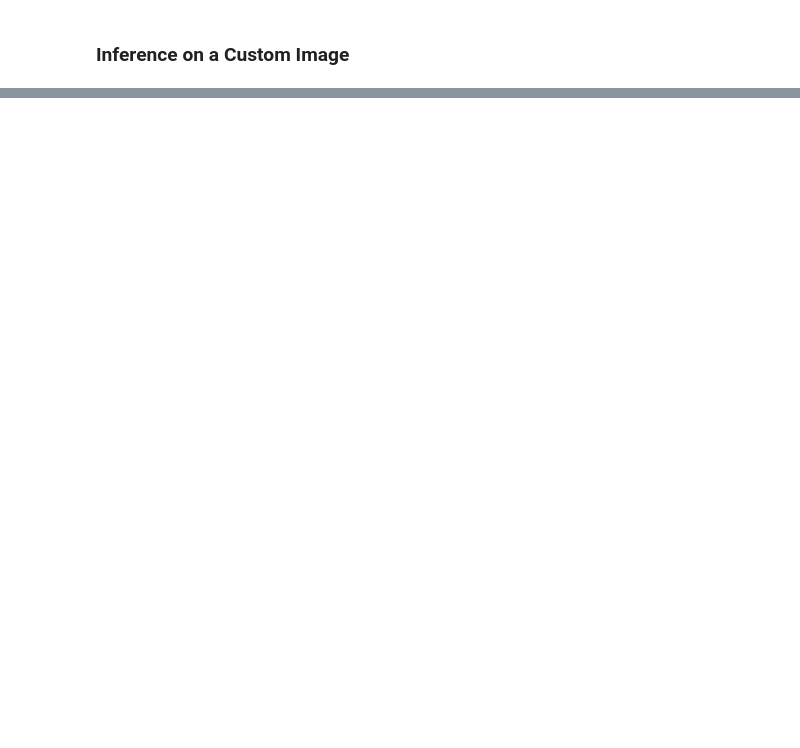
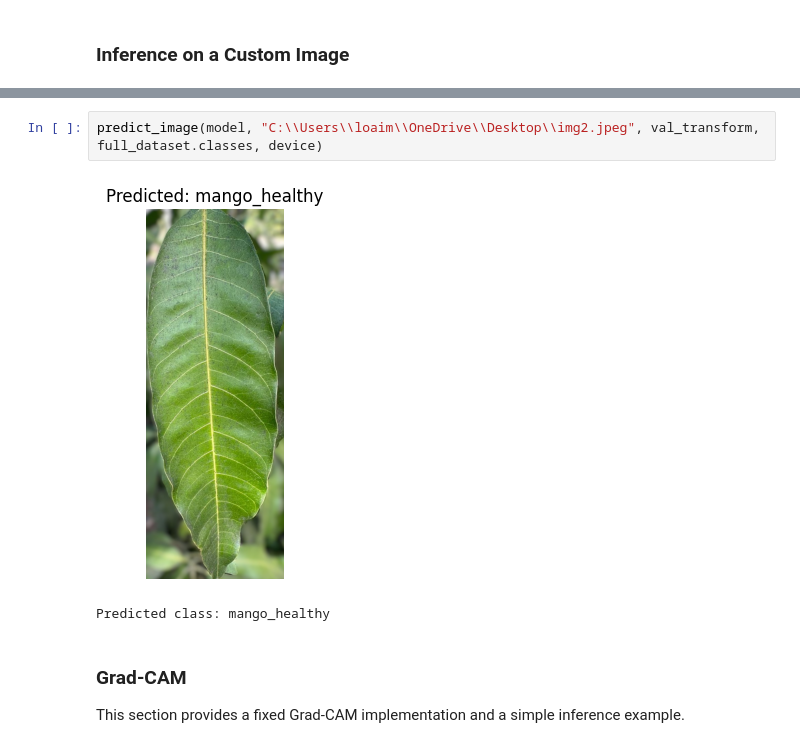
Before and after one commit to LouaiMuhammed/plant-disease-detection-using-cnns, a Jupyter notebook: notebook.ipynb, the cells around one changed output, grey strips where cells are left out. Saved outputs shown, nothing was run; the diff lists cells and outputs as text; blank space fills up the shorter version.

```diff
--- a/notebook.ipynb
+++ b/notebook.ipynb
@@ -383,0 +523,8 @@ def predict_image(model, image_path, transform, class_names, device):
+# %%
+predict_image(model, "C:\\Users\\loaim\\OneDrive\\Desktop\\img2.jpeg", val_transform, full_dataset.classes, device)
+# %% [output]
+[figure, added]
+Predicted class: mango_healthy
+# %% [markdown]
+### Grad-CAM
+This section provides a fixed Grad-CAM implementation and a simple inference example.
```
Also changed, not shown: parts of 33 cells of this notebook, 1 other file.
